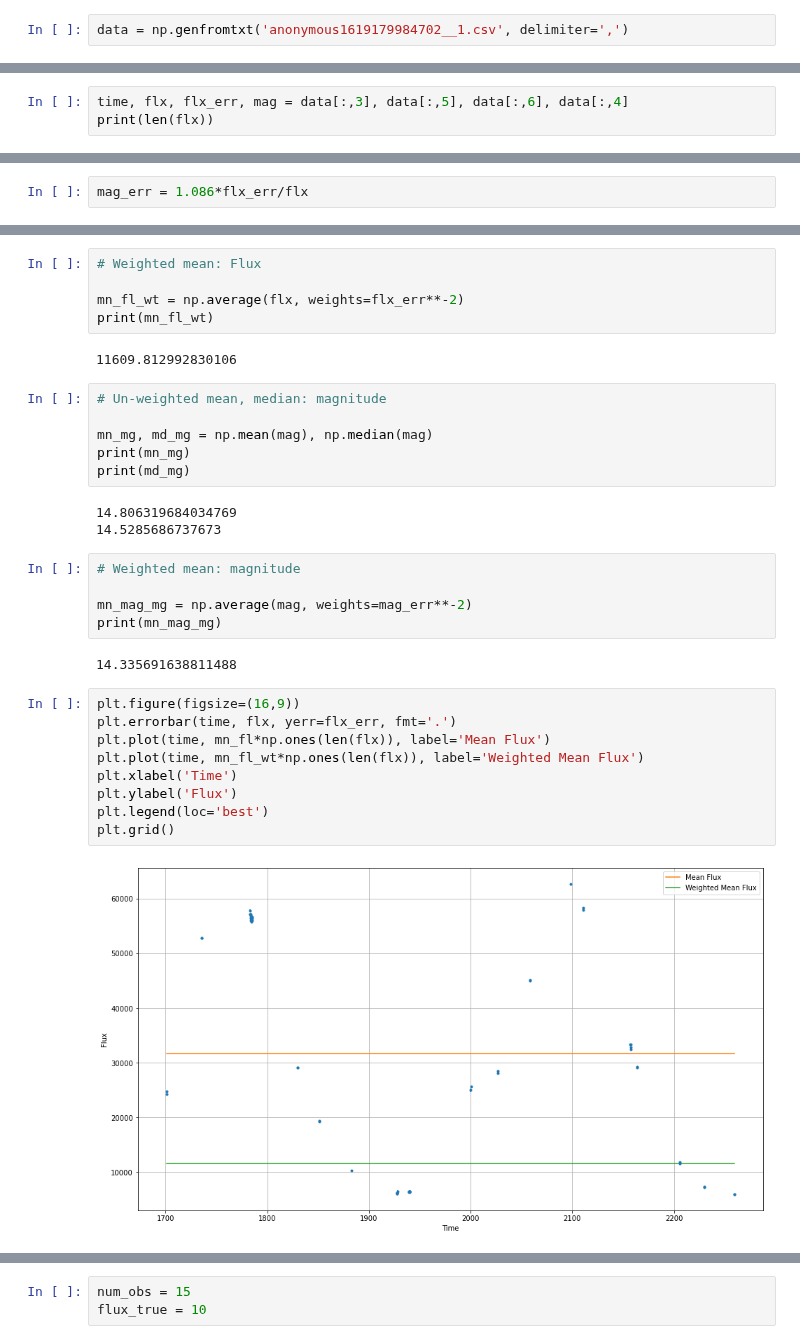
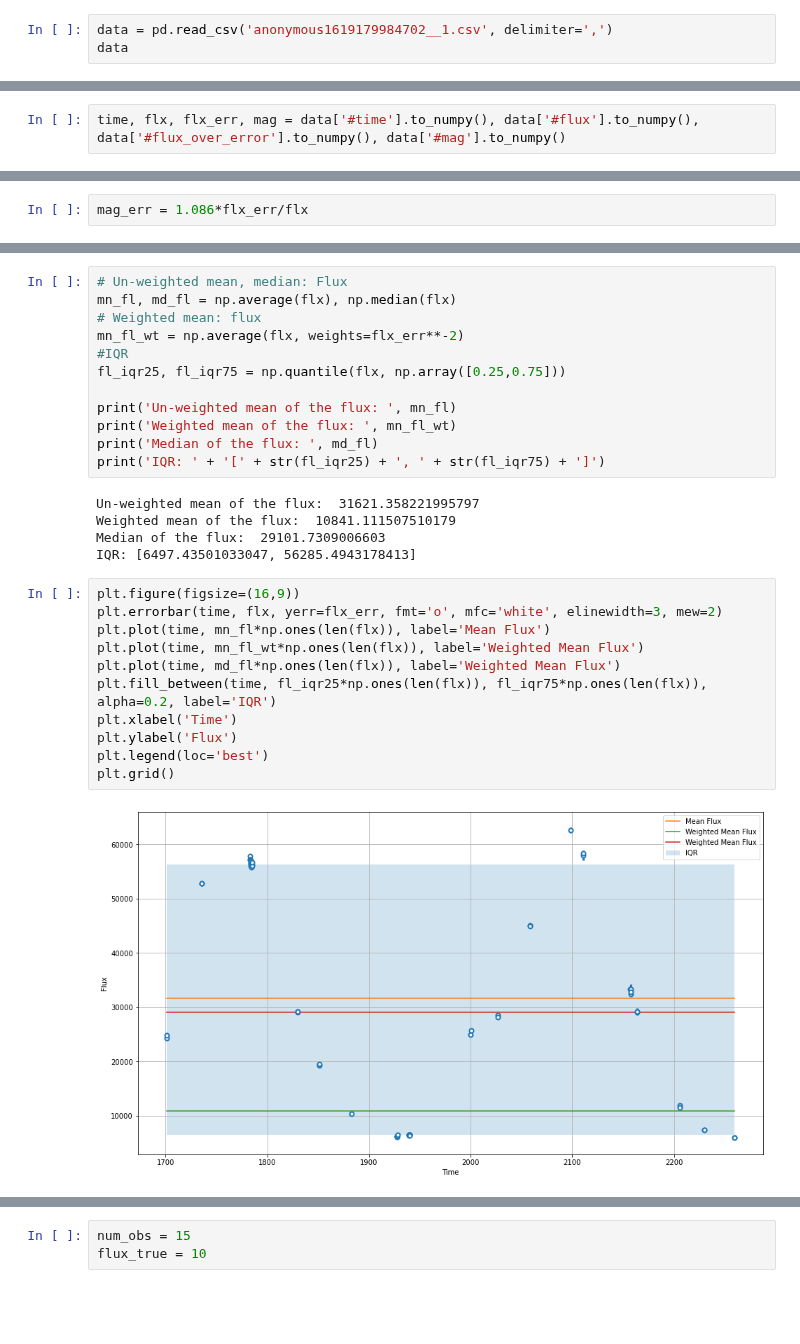
Before and after one commit to Jayshil/Data_Analysis, a Jupyter notebook: Large_scale_surveys/rr_lyrae.ipynb, the cells around one changed output, grey strips where cells are left out. Cells and saved outputs as stored; diff of their text form; blank space fills up the shorter version.

Commit message:
Created plots for flux v/s time and mag v/s time

```diff
--- a/Large_scale_surveys/rr_lyrae.ipynb
+++ b/Large_scale_surveys/rr_lyrae.ipynb
@@ -9,2 +13,3 @@ from scipy.signal import lombscargle as lsg
 # %%
-data = np.genfromtxt('anonymous1619179984702__1.csv', delimiter=',')
+data = pd.read_csv('anonymous1619179984702__1.csv', delimiter=',')
+data
@@ -17,3 +30,2 @@ array([5.87012381e+18, 1.68159666e+16,            nan, 1.70095078e+03,
 # %%
-time, flx, flx_err, mag = data[:,3], data[:,5], data[:,6], data[:,4]
-print(len(flx))
+time, flx, flx_err, mag = data['#time'].to_numpy(), data['#flux'].to_numpy(), data['#flux_over_error'].to_numpy(), data['#mag'].to_numpy()
@@ -48,34 +46,30 @@ print(md_fl)
-# %%
-# Weighted mean: Flux
-
-mn_fl_wt = np.average(flx, weights=flx_err**-2)
-print(mn_fl_wt)
-# %% [output]
-11609.812992830106
-# %%
-# Un-weighted mean, median: magnitude
-
-mn_mg, md_mg = np.mean(mag), np.median(mag)
-print(mn_mg)
-print(md_mg)
-# %% [output]
-14.806319684034769
-14.5285686737673
-# %%
-# Weighted mean: magnitude
-
-mn_mag_mg = np.average(mag, weights=mag_err**-2)
-print(mn_mag_mg)
-# %% [output]
-14.335691638811488
+# %%
+# Un-weighted mean, median: Flux
+mn_fl, md_fl = np.average(flx), np.median(flx)
+# Weighted mean: flux
+mn_fl_wt = np.average(flx, weights=flx_err**-2)
+#IQR
+fl_iqr25, fl_iqr75 = np.quantile(flx, np.array([0.25,0.75]))
+
+print('Un-weighted mean of the flux: ', mn_fl)
+print('Weighted mean of the flux: ', mn_fl_wt)
+print('Median of the flux: ', md_fl)
+print('IQR: ' + '[' + str(fl_iqr25) + ', ' + str(fl_iqr75) + ']')
+# %% [output]
+Un-weighted mean of the flux:  31621.358221995797
+Weighted mean of the flux:  10841.111507510179
+Median of the flux:  29101.7309006603
+IQR: [6497.43501033047, 56285.4943178413]
 # %%
 plt.figure(figsize=(16,9))
-plt.errorbar(time, flx, yerr=flx_err, fmt='.')
+plt.errorbar(time, flx, yerr=flx_err, fmt='o', mfc='white', elinewidth=3, mew=2)
 plt.plot(time, mn_fl*np.ones(len(flx)), label='Mean Flux')
 plt.plot(time, mn_fl_wt*np.ones(len(flx)), label='Weighted Mean Flux')
+plt.plot(time, md_fl*np.ones(len(flx)), label='Weighted Mean Flux')
+plt.fill_between(time, fl_iqr25*np.ones(len(flx)), fl_iqr75*np.ones(len(flx)), alpha=0.2, label='IQR')
 plt.xlabel('Time')
 plt.ylabel('Flux')
 plt.legend(loc='best')
 plt.grid()
 # %% [output]
-[figure, old version]
+[figure, new version]
```
Also changed, not shown: parts of 12 cells of this notebook.
